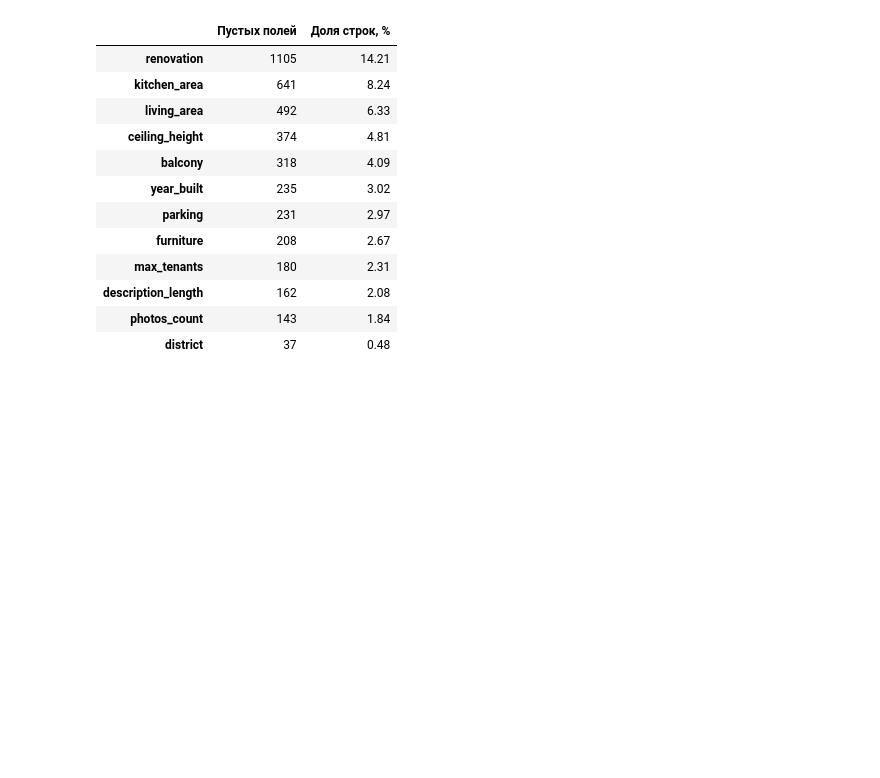
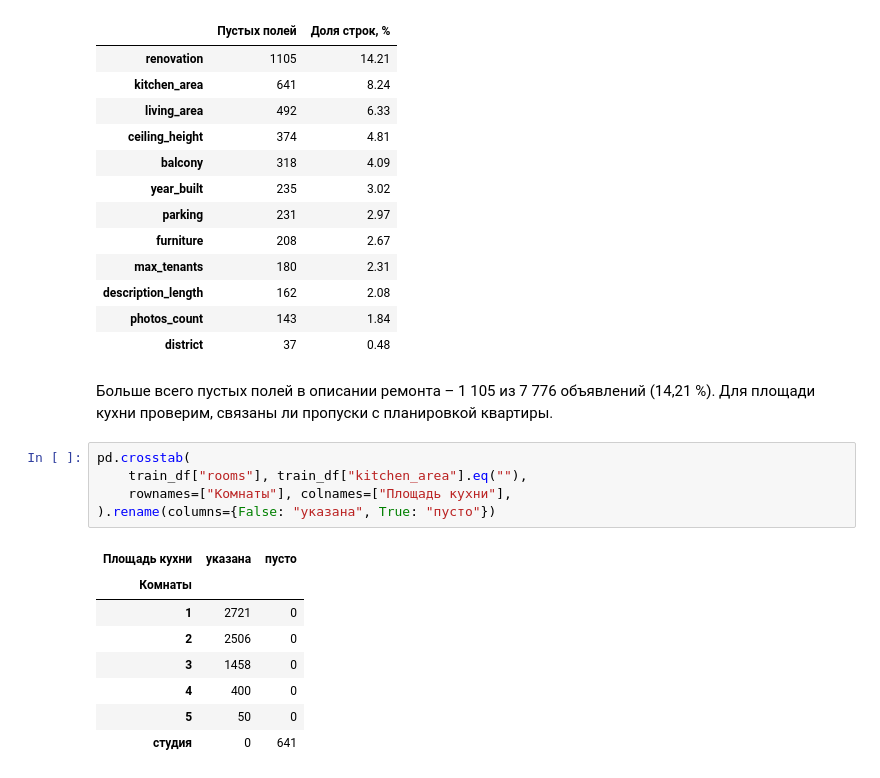
Before and after one commit to sangnchr-s/Gonchar_Alexander_Lab2, a Jupyter notebook: notebooks/01_preparation.ipynb, the cells around one changed output. Saved outputs shown, nothing was run; the diff lists cells and outputs as text; blank space fills up the shorter version.

```diff
--- a/notebooks/01_preparation.ipynb
+++ b/notebooks/01_preparation.ipynb
@@ -159,3 +159,19 @@ empty_summary.loc[empty_counts.gt(0)].sort_values("Пустых полей", asc
 | description_length | 162 | 2.08 |
 | photos_count | 143 | 1.84 |
 | district | 37 | 0.48 |
+# %% [markdown]
+Больше всего пустых полей в описании ремонта – 1 105 из 7 776 объявлений (14,21 %). Для площади кухни проверим, связаны ли пропуски с планировкой квартиры.
+# %%
+pd.crosstab(
+    train_df["rooms"], train_df["kitchen_area"].eq(""),
+    rownames=["Комнаты"], colnames=["Площадь кухни"],
+).rename(columns={False: "указана", True: "пусто"})
+# %% [output]
+| Площадь кухни | указана | пусто |
+| Комнаты |  |  |
+| 1 | 2721 | 0 |
+| 2 | 2506 | 0 |
+| 3 | 1458 | 0 |
+| 4 | 400 | 0 |
+| 5 | 50 | 0 |
+| студия | 0 | 641 |
```
Also changed, not shown: parts of 9 cells of this notebook, 1 other file.
